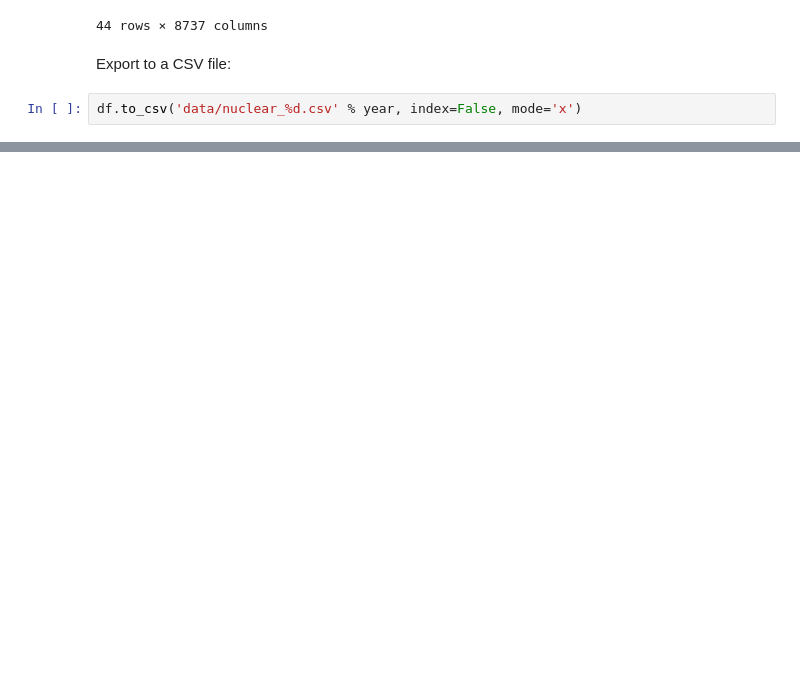
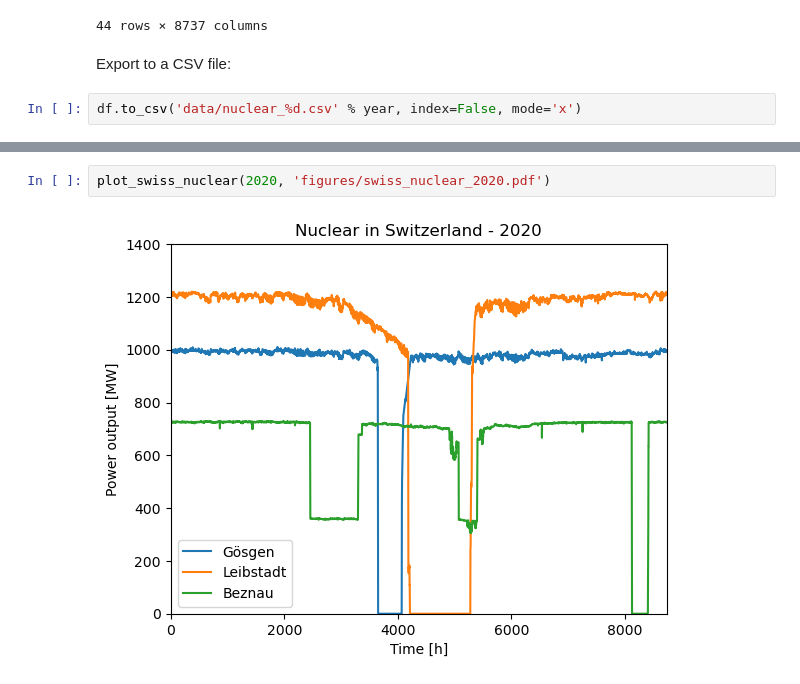
Before and after one commit to GeeeHesso/PowerData, a Jupyter notebook: run/import_nuclear_series.ipynb, the cells around one changed output, grey strips where cells are left out. Drawn from its saved outputs; the diff is of its cells as text; blank space fills up the shorter version.

```diff
--- a/run/import_nuclear_series.ipynb
+++ b/run/import_nuclear_series.ipynb
@@ -117,0 +148,4 @@ df.to_csv('data/nuclear_%d.csv' % year, index=False, mode='x')
+# %%
+plot_swiss_nuclear(2020, 'figures/swiss_nuclear_2020.pdf')
+# %% [output]
+[figure, added]
```
Also changed, not shown: parts of 4 cells of this notebook, 2 other files.
